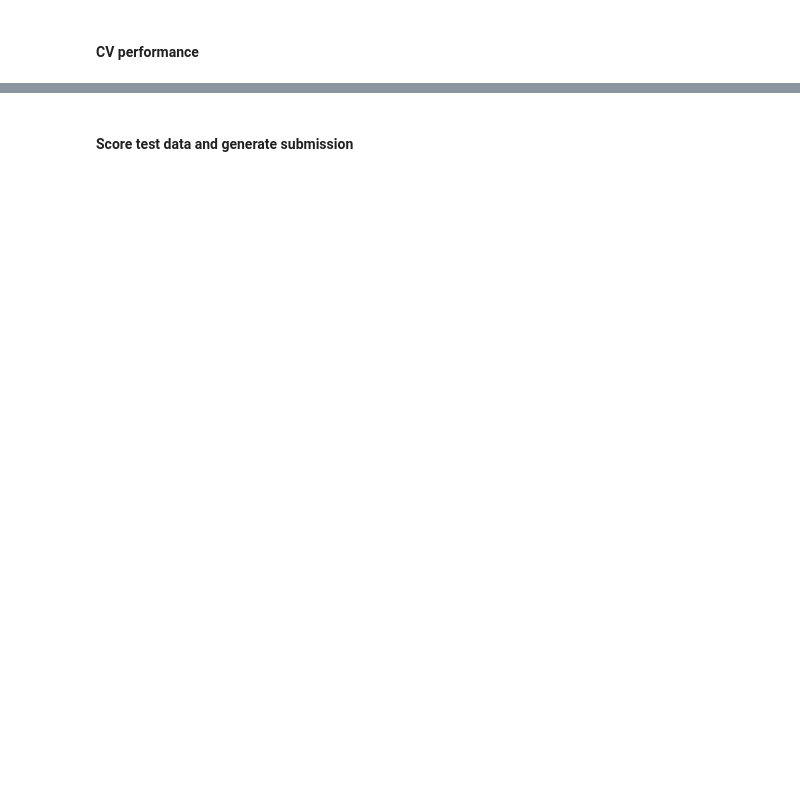
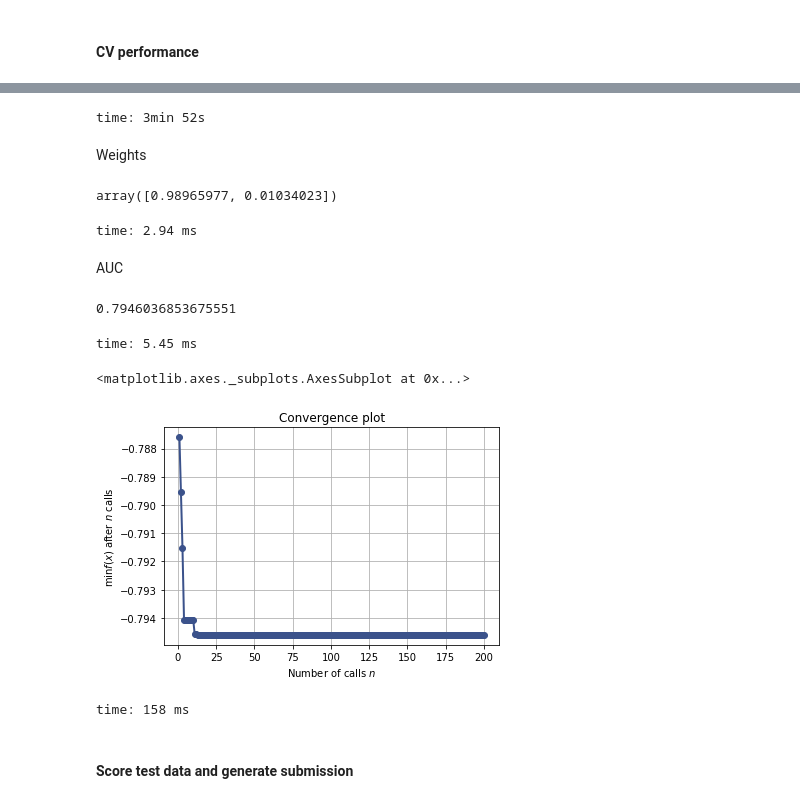
Before and after one commit to StephanKalika/home_credit_default, a Jupyter notebook: modeling.ipynb, the cells around one changed output, grey strips where cells are left out. Saved outputs shown, nothing was run; the diff lists cells and outputs as text; code cells hidden in the pictures; blank space fills up the shorter version.

Commit message:
modeling work

```diff
--- a/modeling.ipynb
+++ b/modeling.ipynb
@@ -109,0 +204,4 @@ lgb_model.fit(df[lgb_cols], y)
+# %%
+select = SelectKBest(score_func=f_classif, k=200)
+select.fit(scaled_df, y)
+cols = scaled_df.columns[select.get_support()]
@@ -109,0 +249,2 @@ lgb_model.fit(df[lgb_cols], y)
+# %%
+kfold = StratifiedKFold(n_splits=3)
@@ -109,0 +255,20 @@ lgb_model.fit(df[lgb_cols], y)
+# %%
+for train_indx, test_indx in kfold.split(df.values, y.values):
+    linear_model = LogisticRegression(C=0.0001,
+                                  fit_intercept=False,
+                                  penalty="l2",
+                                  solver="saga",
+                                  n_jobs=-1)
+
+    scaled_train = pd.DataFrame(stand.fit_transform(quant.fit_transform(impute.fit_transform(df.loc[train_indx, cols]))),
+                                columns=df.loc[train_indx, cols].columns,
+                                index=df.loc[train_indx, cols].index)
+
+    scaled_test = pd.DataFrame(stand.transform(quant.transform(impute.transform(df.loc[test_indx, cols]))),
+                                columns=df.loc[test_indx, cols].columns,
+                                index=df.loc[test_indx, cols].index)
+
+    linear_model.fit(scaled_train, y.loc[train_indx])
+    scores.loc[test_indx, "RIDGE_SCORE"] = linear_model.predict_proba(scaled_test)[:,1]
+
+scores.head()
@@ -110,3 +359,36 @@ lgb_model.fit(df[lgb_cols], y)
+# %%
+%%capture
+def objective(params):
+    s = params[0] * scores["LGB_SCORE"] + \
+        params[1] * scores["RIDGE_SCORE"]
+
+    return - roc_auc_score(scores["TARGET"], s)
+
+space = [(0.0, 1.0), (0.0, 1.0)]
+
+result = gp_minimize(objective, space, n_calls=200, random_state=0)
+# %% [output]
+time: 3min 52s
+# %% [markdown]
+Weights
+# %%
+result.x / np.sum(result.x)
+# %% [output]
+array([0.98965977, 0.01034023])
+time: 2.94 ms
+# %% [markdown]
+AUC
+# %%
+- result.fun
+# %% [output]
+0.7946036853675551
+time: 5.45 ms
+# %%
+plot_convergence(result)
+# %% [output]
+<matplotlib.axes._subplots.AxesSubplot at 0x...>
+[figure, added]
+time: 158 ms
 # %% [markdown]
 #### Score test data and generate submission
 # %%
```
Also changed, not shown: parts of 50 cells of this notebook, 1 other file.
